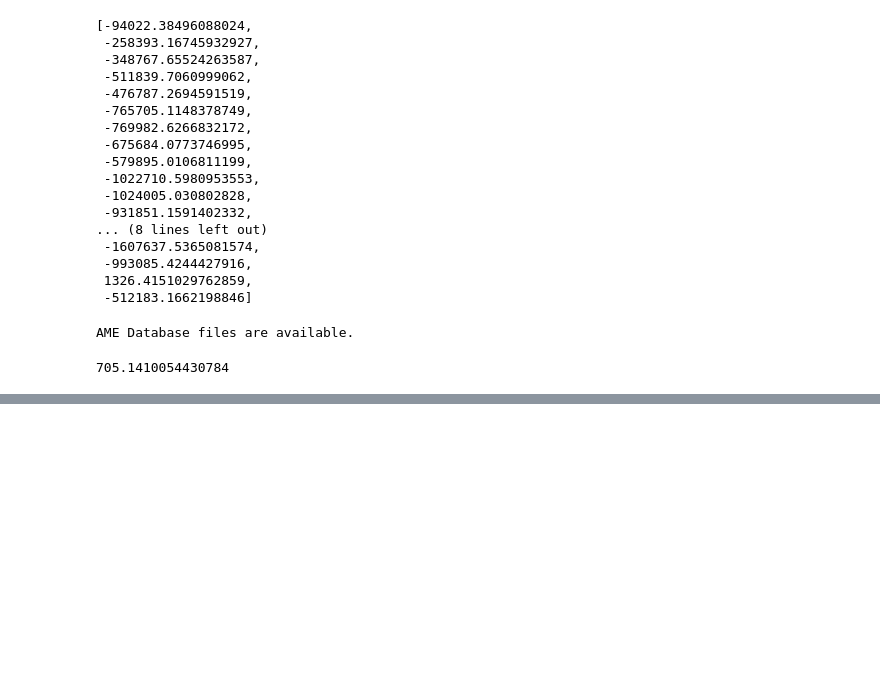
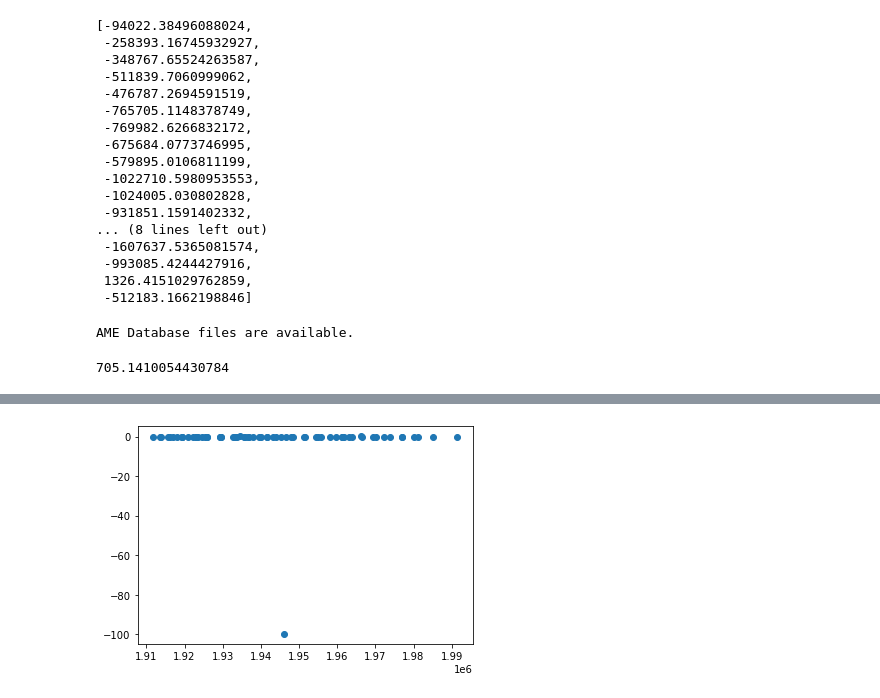
Before and after one commit to DFreireF/rionmass, a Jupyter notebook: RionMass/CMM-David.ipynb, the cells around one changed output, grey strips where cells are left out. Saved outputs shown, nothing was run; the diff lists cells and outputs as text; code cells hidden in the pictures; blank space fills up the shorter version.

```diff
--- a/RionMass/CMM-David.ipynb
+++ b/RionMass/CMM-David.ipynb
@@ -838,0 +1082,5 @@ AME Database files are available.
+# %%
+plt.errorbar(freq,AMEData.to_mev(cmass - atomic_mass_u) * 1e3, fmt = 'o')
+plt.show()
+# %% [output]
+[figure, added]
```
Also changed, not shown: parts of 28 cells of this notebook.
